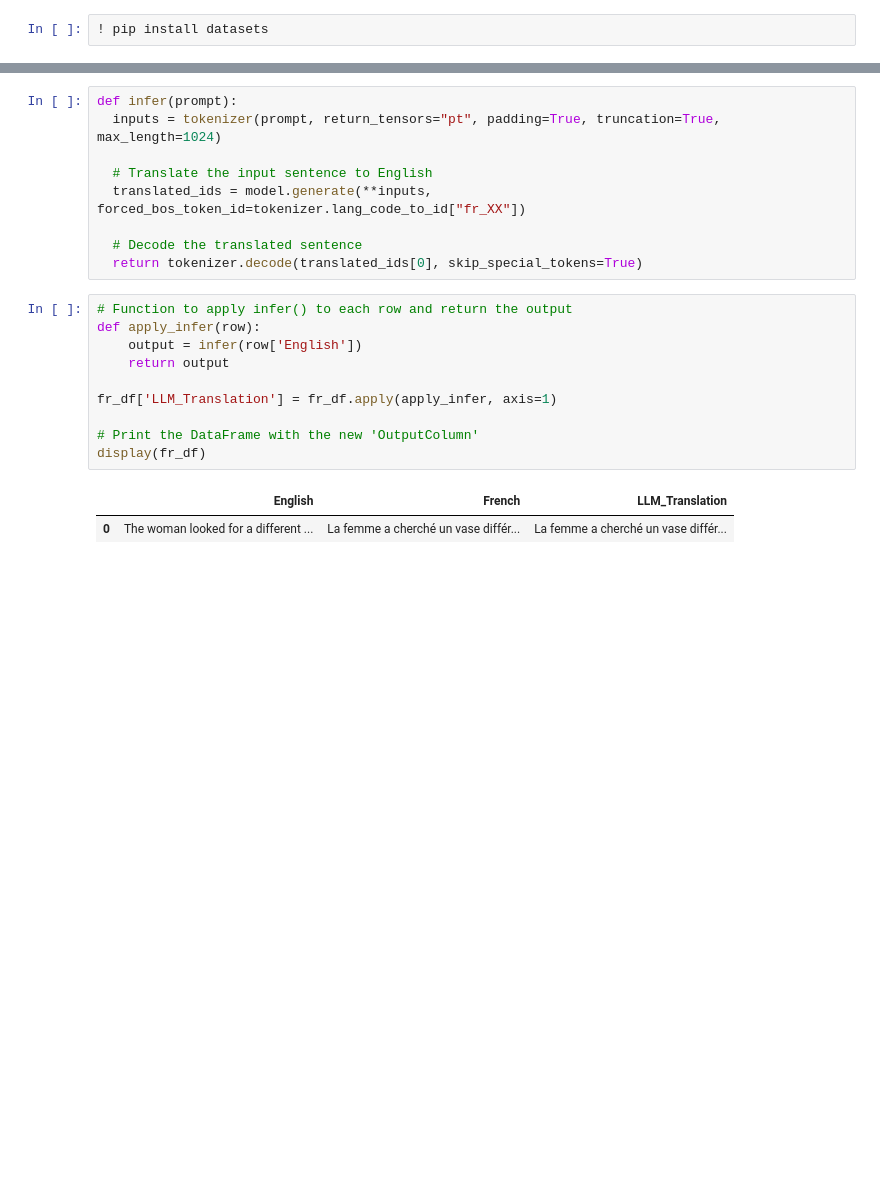
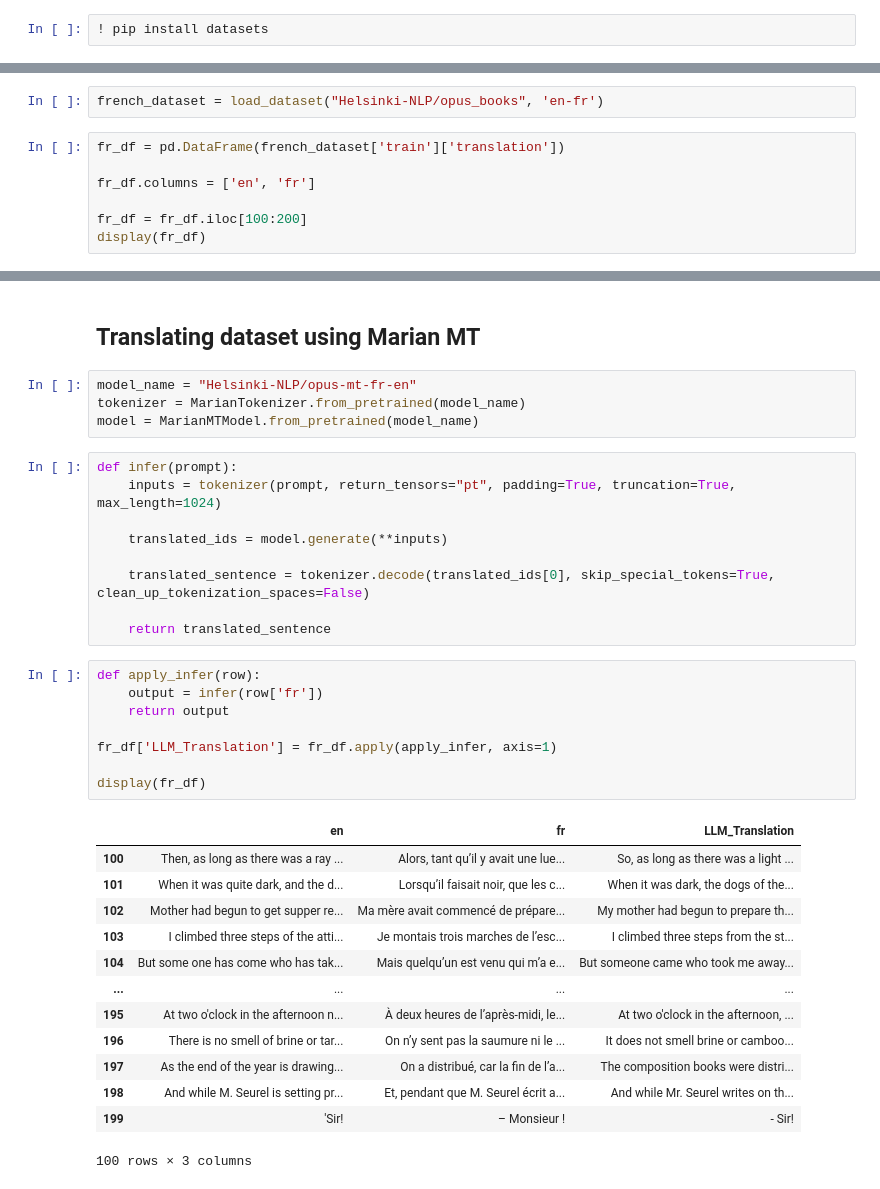
Before and after one commit to MDakshithagithub/Language_Translation_LLM, a Jupyter notebook: ML_Analysis_Shayan_Rasheed.ipynb, the cells around one changed output, grey strips where cells are left out. Saved outputs shown, nothing was run; the diff lists cells and outputs as text; blank space fills up the shorter version.

```diff
--- a/ML_Analysis_Shayan_Rasheed.ipynb
+++ b/ML_Analysis_Shayan_Rasheed.ipynb
@@ -48,0 +30,9 @@ tokenizer = MBart50TokenizerFast.from_pretrained("facebook/mbart-large-50-many-t
+# %%
+french_dataset = load_dataset("Helsinki-NLP/opus_books", 'en-fr')
+# %%
+fr_df = pd.DataFrame(french_dataset['train']['translation'])
+
+fr_df.columns = ['en', 'fr']
+
+fr_df = fr_df.iloc[100:200]
+display(fr_df)
@@ -49,22 +53,37 @@ tokenizer = MBart50TokenizerFast.from_pretrained("facebook/mbart-large-50-many-t
+# %% [markdown]
+## Translating dataset using Marian MT
+# %%
+model_name = "Helsinki-NLP/opus-mt-fr-en"
+tokenizer = MarianTokenizer.from_pretrained(model_name)
+model = MarianMTModel.from_pretrained(model_name)
 # %%
 def infer(prompt):
-  inputs = tokenizer(prompt, return_tensors="pt", padding=True, truncation=True, max_length=1024)
+    inputs = tokenizer(prompt, return_tensors="pt", padding=True, truncation=True, max_length=1024)
 
-  # Translate the input sentence to English
-  translated_ids = model.generate(**inputs, forced_bos_token_id=tokenizer.lang_code_to_id["fr_XX"])
+    translated_ids = model.generate(**inputs)
 
-  # Decode the translated sentence
-  return tokenizer.decode(translated_ids[0], skip_special_tokens=True)
+    translated_sentence = tokenizer.decode(translated_ids[0], skip_special_tokens=True, clean_up_tokenization_spaces=False)
+
+    return translated_sentence
 # %%
-# Function to apply infer() to each row and return the output
 def apply_infer(row):
-    output = infer(row['English'])
+    output = infer(row['fr'])
     return output
 
 fr_df['LLM_Translation'] = fr_df.apply(apply_infer, axis=1)
 
-# Print the DataFrame with the new 'OutputColumn'
 display(fr_df)
 # %% [output]
-|  | English | French | LLM_Translation |
-| 0 | The woman looked for a different ... | La femme a cherché un vase différ... | La femme a cherché un vase différ... |
+|  | en | fr | LLM_Translation |
+| 100 | Then, as long as there was a ray ... | Alors, tant qu’il y avait une lue... | So, as long as there was a light ... |
+| 101 | When it was quite dark, and the d... | Lorsqu’il faisait noir, que les c... | When it was dark, the dogs of the... |
+| 102 | Mother had begun to get supper re... | Ma mère avait commencé de prépare... | My mother had begun to prepare th... |
+| 103 | I climbed three steps of the atti... | Je montais trois marches de l’esc... | I climbed three steps from the st... |
+| 104 | But some one has come who has tak... | Mais quelqu’un est venu qui m’a e... | But someone came who took me away... |
+| ... | ... | ... | ... |
+| 195 | At two o'clock in the afternoon n... | À deux heures de l’après-midi, le... | At two o'clock in the afternoon, ... |
+| 196 | There is no smell of brine or tar... | On n’y sent pas la saumure ni le ... | It does not smell brine or camboo... |
+| 197 | As the end of the year is drawing... | On a distribué, car la fin de l’a... | The composition books were distri... |
+| 198 | And while M. Seurel is setting pr... | Et, pendant que M. Seurel écrit a... | And while Mr. Seurel writes on th... |
+| 199 | 'Sir! | – Monsieur ! | - Sir! |
+100 rows × 3 columns
```
Also changed, not shown: parts of 43 cells of this notebook.
